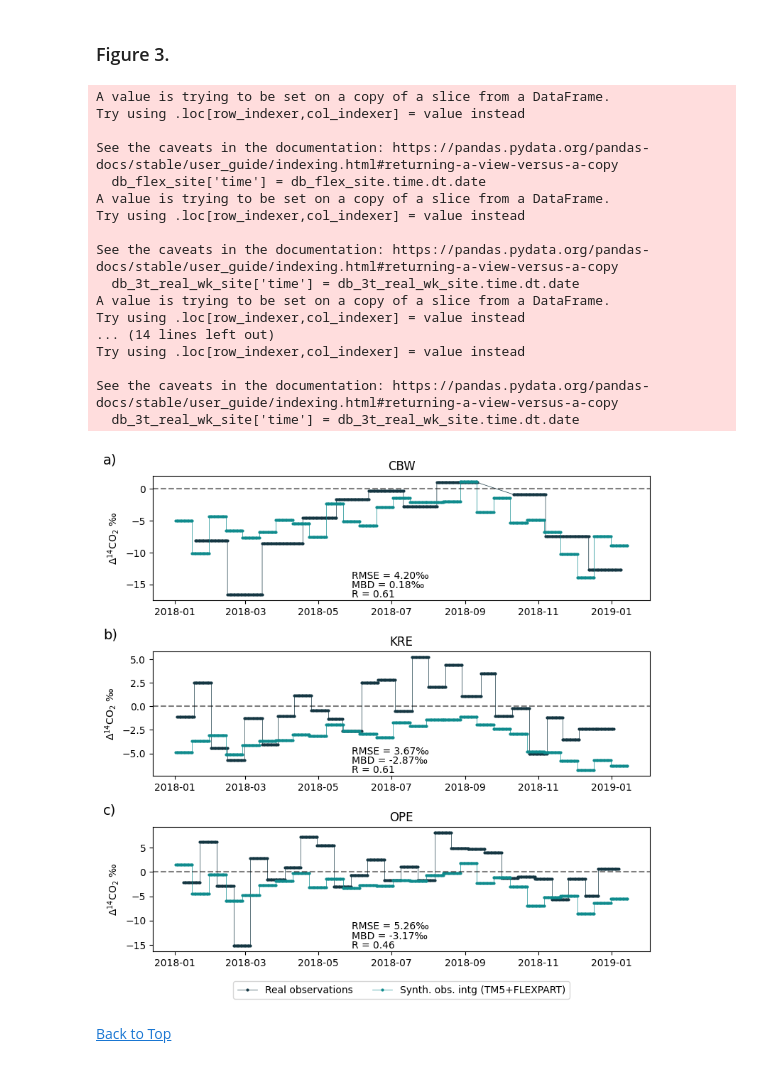
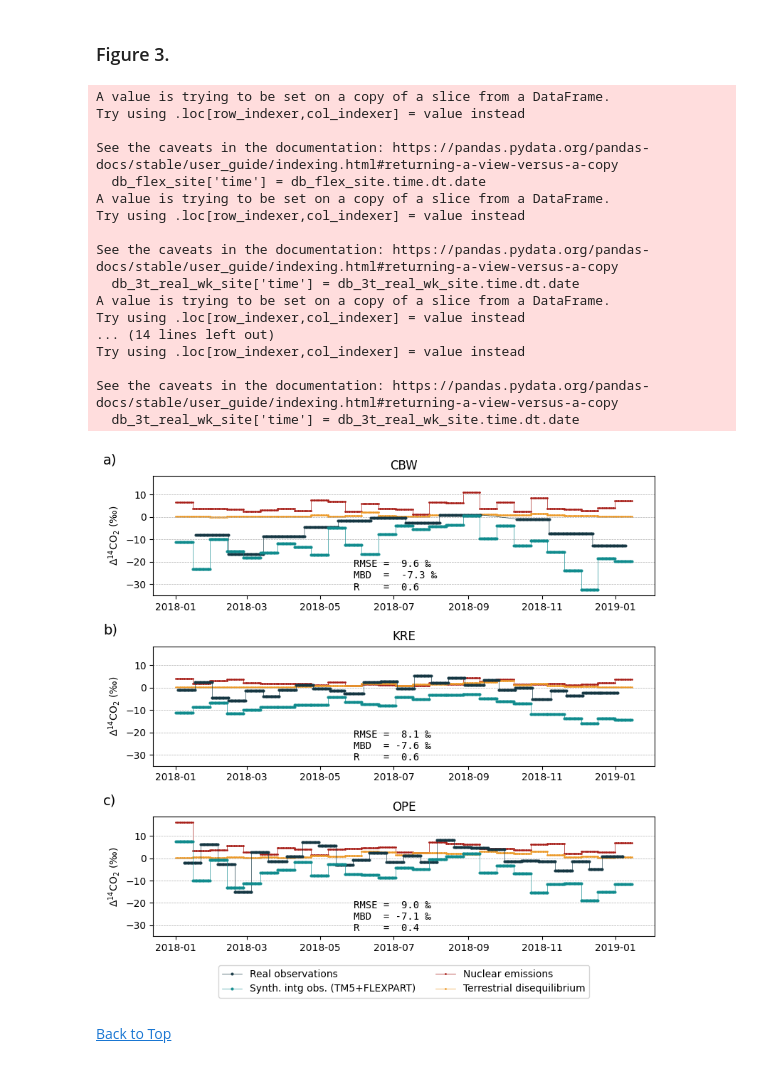
Before and after one commit to cdgomezo/assets-corso-campaign, a Jupyter notebook: AssetsPaper2.ipynb, the cells around one changed output. Cells and saved outputs as stored; diff of their text form; code cells hidden in the pictures.

Commit message:
Update figures and data for final manuscript version

```diff
--- a/AssetsPaper2.ipynb
+++ b/AssetsPaper2.ipynb
@@ -183,7 +129,7 @@ for i, site in enumerate(['BIK', 'KIT']):
         ['A & C'] + list((monthly_counts['ffCO2_nuc14C']))
     ]
 
-    months = mdates.MonthLocator()  # set the locator to months
+    months = mdates.MonthLocator(interval=1)  # set the locator to months
     date_fmt = mdates.DateFormatter('%b')  # set the formatter to month abbreviations
     ax[i].xaxis.set_major_locator(months)
     ax[i].xaxis.set_major_formatter(date_fmt)
@@ -193,20 +139,21 @@ for i, site in enumerate(['BIK', 'KIT']):
        tick.set_horizontalalignment("center")
 
     months_labels = [datetime(2018, m, 1).strftime('%b') for m in range(1, 13)]
-    table = ax[i].table(cellText=table_data, colLabels=['Criteria'] + months_labels, cellLoc='center', loc='bottom', bbox=[0, -0.5, 1, 0.3])
+    table = ax[i].table(cellText=table_data, colLabels=['Criteria'] + months_labels, cellLoc='center', loc='bottom', bbox=[-0.031, -0.5, 0.985, 0.3])
     table.auto_set_font_size(False)
     table.set_fontsize(10)
-    table.scale(1, 1.2)
+    table.scale(1, 1)
 
-    ax[i].set_ylabel(r'$\Delta^{14}$CO$_2$ ‰')
+    ax[i].set_ylabel(r'$\Delta^{14}$CO$_2$ (‰)')
 
     ax[i].legend(ncols=4, loc='lower center')#, frameon=False)
     ax[i].set_title(site)
 
     # Add letter labels
-    ax[i].text(-0.05, 1.1, f'({chr(97 + i)})', transform=ax[i].transAxes, fontsize=12, va='top')
+    ax[i].text(-0.02, 1.15, f'({chr(97 + i)})', transform=ax[i].transAxes, fontsize=12, va='top')
 
 f.tight_layout()
+f.subplots_adjust(hspace=0.75)
 
 f.savefig('figures/fig2.png', dpi=300, bbox_inches='tight')
 # %% [output]
@@ -259,11 +166,11 @@ db_flex.to_csv('data/fig3/fig3_synth.csv', index=False)
 # Read the real and synthetic data
 
 db_3t_real_wk = read_csv('data/fig3/fig3_real.csv', parse_dates=['time'])
-db_flex = read_csv('data/fig3/fig3_synth.csv', parse_dates=['time'])
+db_flex_wk = read_csv('data/fig3/fig3_synth.csv', parse_dates=['time'])
 # %%
 # Plot the real and synthetic data
 
-f, ax = subplots(3, 1, figsize=(8,8))#, sharex=True)
+f, ax = subplots(3, 1, figsize=(8,8), sharey=True)
 
 ax = ax.flatten()
 
@@ -276,12 +183,15 @@ clr = ['#0F8B8D', '#EC9A29', '#7D6F86', '#A8201A', '#143642']
 
 for i, site in enumerate(['CBW', 'KRE', 'OPE']):
 
-    ax[i].plot(db_3t_real_wk.loc[(db_3t_real_wk.site == site), 'time'], db_3t_real_wk.loc[(db_3t_real_wk.site == site), 'obs_permil'], color=clr[-1], label='Real observations', lw=0.5, marker='o', markersize=2)
+    ax[i].plot(db_3t_real_wk.loc[(db_3t_real_wk.site == site), 'time'], db_3t_real_wk.loc[(db_3t_real_wk.site == site), 'obs_permil'], color=clr[-1], label='Real observations', lw=0.5, marker='o', markersize=2, zorder=10, alpha=0.9)
 
-    ax[i].plot(db_flex.loc[(db_flex.site == site), 'time'], db_flex.loc[(db_flex.site == site), 'obs_permil'], color=clr[0], label='Synth. obs. intg (TM5+FLEXPART)', lw=0.5, marker='o', markersize=2)
+    ax[i].plot(db_flex_wk.loc[(db_flex_wk.site == site), 'time'], db_flex_wk.loc[(db_flex_wk.site == site), 'obs_permil'], color=clr[0], label='Synth. intg obs. (TM5+FLEXPART)', lw=0.5, marker='o', markersize=2, zorder=10, alpha=0.9)
+
+    ax[i].plot(db_flex_wk.loc[(db_flex_wk.site == site), 'time'], db_flex_wk.loc[(db_flex_wk.site == site), 'mix_c14_nuclear'], color=clr[3], label='Nuclear emissions', lw=0.5, marker='o', markersize=1, zorder=0)
+    ax[i].plot(db_flex_wk.loc[(db_flex_wk.site == site), 'time'], db_flex_wk.loc[(db_flex_wk.site == site), 'mix_c14_biodis'], color=clr[1], label='Terrestrial disequilibrium', lw=0.5, marker='o', markersize=1, zorder=0)
 
     # Calculate R^2
-    db_flex_site = db_flex.loc[(db_flex.site == site)]
+    db_flex_site = db_flex_wk.loc[(db_flex_wk.site == site)]
     db_flex_site['time'] = db_flex_site.time.dt.date
 
     db_3t_real_wk_site = db_3t_real_wk.loc[(db_3t_real_wk.site == site)]
@@ -297,45 +207,64 @@ for i, site in enumerate(['CBW', 'KRE', 'OPE']):
     # Calculate RMSE
     RMSE = sqrt(mean((db_con.obs_permil_y - db_con.obs_permil_x)**2))
 
-    ax[i].text(0.4, 0.025, f'R = {R:.2f}', transform=ax[i].transAxes)
-    ax[i].text(0.4, 0.1, f'MBD = {MBD:.2f}‰', transform=ax[i].transAxes)
-    ax[i].text(0.4, 0.175, f'RMSE = {RMSE:.2f}‰', transform=ax[i].transAxes)
+    # ax[i].text(0.4, 0.025, f'R    = {R:.2f}', transform=ax[i].transAxes)
+    # ax[i].text(0.4, 0.1,   f'MBD  = {MBD:.2f} ‰', transform=ax[i].transAxes)
+    # ax[i].text(0.4, 0.175, f'RMSE = {RMSE:.2f} ‰', transform=ax[i].transAxes)
+
+    if i == 0:
+        ax[i].text(
+        0.4, 0.025,
+        f'RMSE =  {RMSE:.1f} ‰\nMBD  =  {MBD:.1f} ‰\nR    =  {R:.1f}',
+        transform=ax[i].transAxes,
+        fontsize=10,
+        family='monospace',  # ensures fixed-width alignment
+        va='bottom',
+        )
+    else:
+        ax[i].text(
+        0.4, 0.025,
+        f'RMSE =  {RMSE:.1f} ‰\nMBD  = {MBD:.1f} ‰\nR    =  {R:.1f}',
+        transform=ax[i].transAxes,
+        fontsize=10,
+        family='monospace',  # ensures fixed-width alignment
+        va='bottom',
+        )
 
     ax[i].set_title(f'{site}')
-    ax[i].set_ylabel('$\Delta^{14}$CO$_2$ ‰')
+    ax[i].set_ylabel('$\Delta^{14}$CO$_2$ (‰)')
 
     lbl = ['a)', 'b)', 'c)', 'd)', 'e)', 'f)', 'g)', 'h)', 'i)', 'j)', 'k)', 'l)', 'm)', 'n)', 'o)', 'p)', 'q)', 'r)', 's)', 't)', 'u)', 'v)', 'w)', 'x)', 'y)', 'z)']
 
     ax[i].text(-0.1, 1.1, lbl[i], transform=ax[i].transAxes, fontsize=14)
     # Put a legend below current axis
     if (i == 2):
         ax[i].legend(loc='upper center', bbox_to_anchor=(0.5, -0.2), ncol=2)
 
-    # Add a dashed line at 0
-    ax[i].axhline(0, color='k', linestyle='--', alpha=0.5)
+    # Add a grid
+    ax[i].grid(which='major', axis='y', linestyle='--', linewidth=0.5)
 
 f.tight_layout()
 
 f.savefig('figures/fig3.png', dpi=300, bbox_inches='tight')
 # %% [output]
 A value is trying to be set on a copy of a slice from a DataFrame.
 Try using .loc[row_indexer,col_indexer] = value instead
 
 See the caveats in the documentation: https://pandas.pydata.org/pandas-docs/stable/user_guide/indexing.html#returning-a-view-versus-a-copy
   db_flex_site['time'] = db_flex_site.time.dt.date
 A value is trying to be set on a copy of a slice from a DataFrame.
 Try using .loc[row_indexer,col_indexer] = value instead
 
 See the caveats in the documentation: https://pandas.pydata.org/pandas-docs/stable/user_guide/indexing.html#returning-a-view-versus-a-copy
   db_3t_real_wk_site['time'] = db_3t_real_wk_site.time.dt.date
 A value is trying to be set on a copy of a slice from a DataFrame.
 Try using .loc[row_indexer,col_indexer] = value instead
 ... (14 lines left out)
 Try using .loc[row_indexer,col_indexer] = value instead
 
 See the caveats in the documentation: https://pandas.pydata.org/pandas-docs/stable/user_guide/indexing.html#returning-a-view-versus-a-copy
   db_3t_real_wk_site['time'] = db_3t_real_wk_site.time.dt.date
-[figure, old version]
+[figure, new version]
 # %% [markdown]
 [Back to Top](#top)
 # %% [markdown]
```
Also changed, not shown: parts of 25 cells of this notebook, 29 other files.
